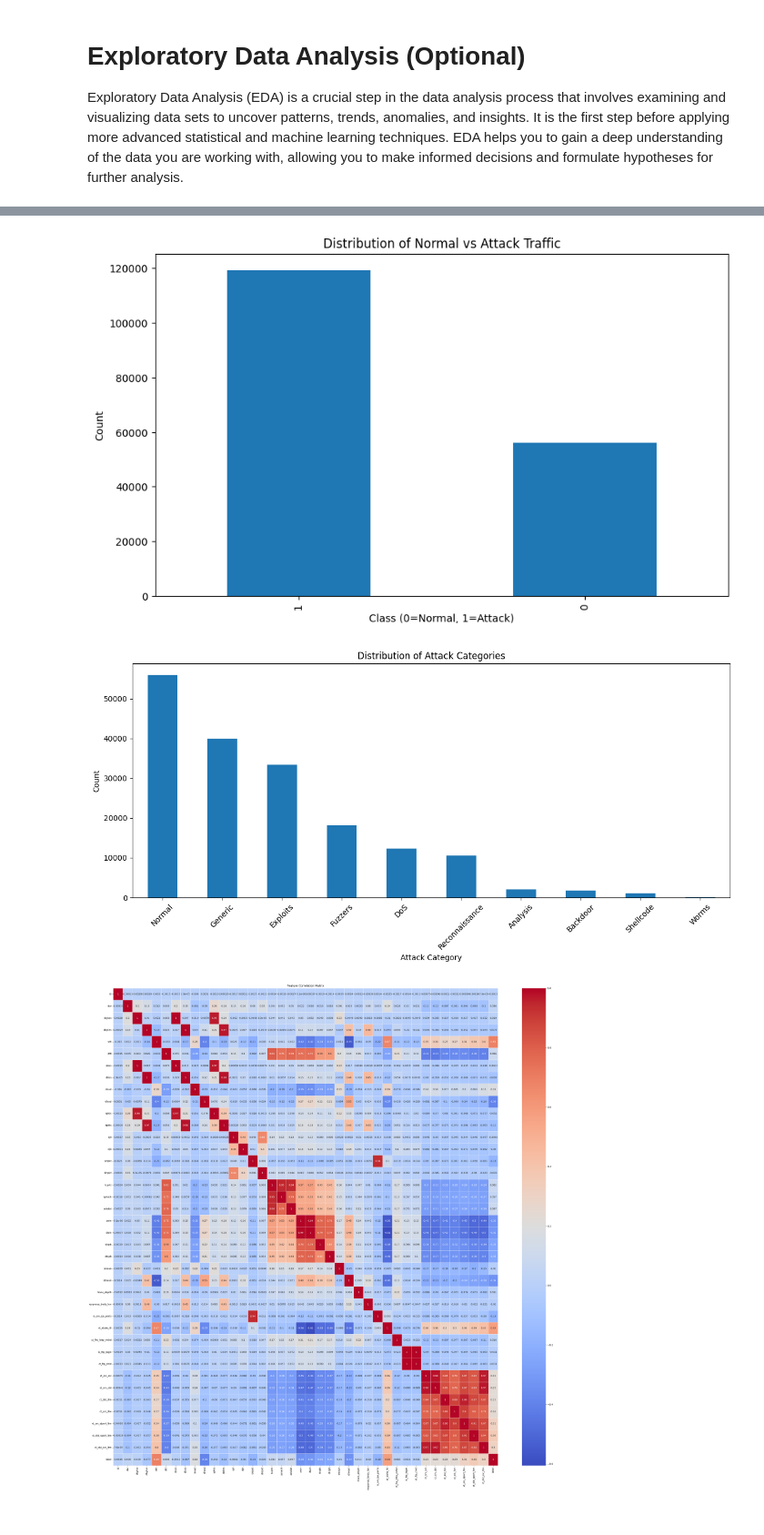
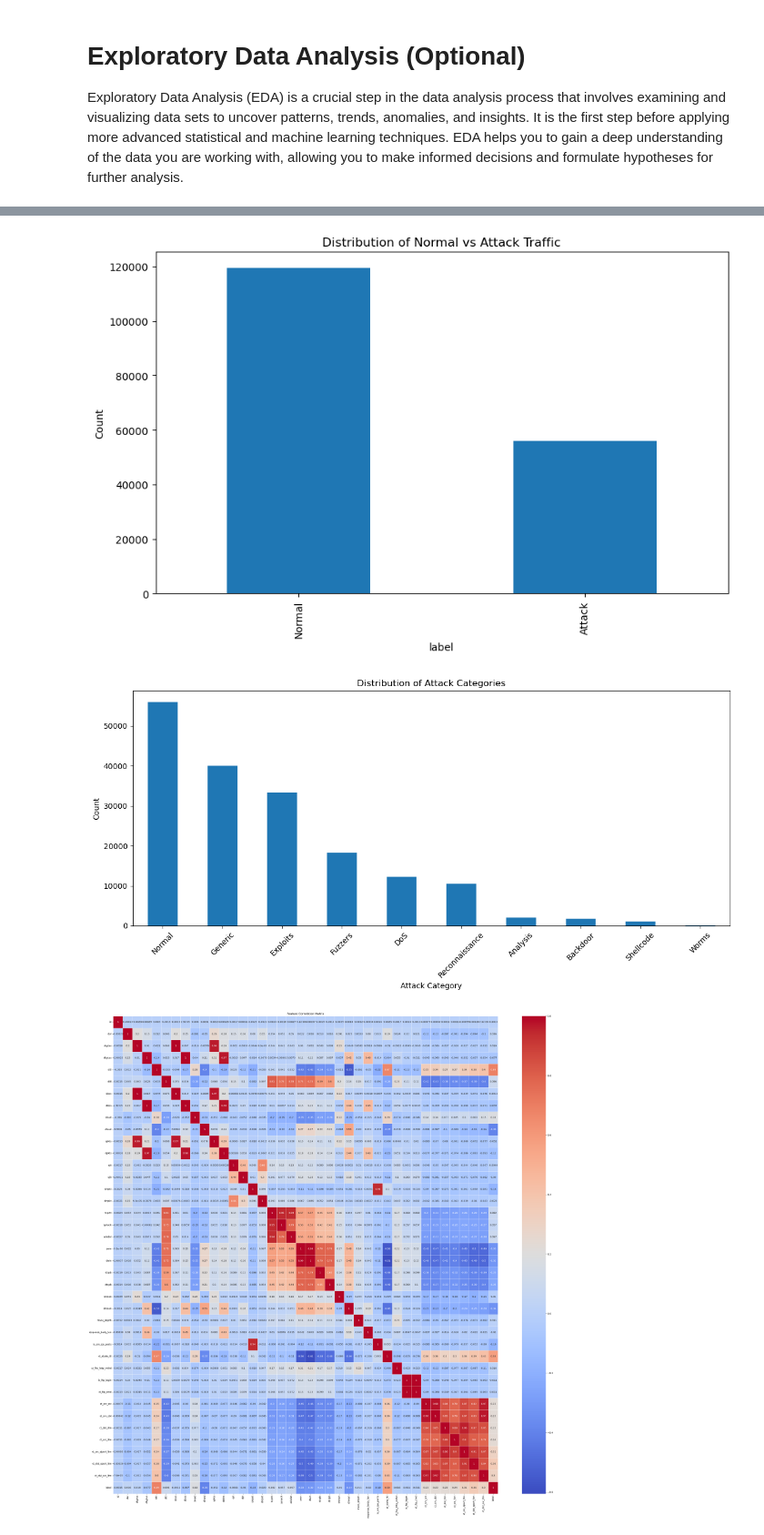
Before and after one commit to rizqikapratamaa/Tubes2_AI_atk_hlic, a Jupyter notebook: src/notebook.ipynb, the cells around one changed output, grey strips where cells are left out. Shown at 91% size. Saved outputs shown, nothing was run; the diff lists cells and outputs as text; code cells hidden in the pictures.

```diff
--- a/src/notebook.ipynb
+++ b/src/notebook.ipynb
@@ -120,22 +180,22 @@ dtype: int64
 # %%
-# 3. Feature distributions and class balance
+# 4. Feature distributions and class balance
 plt.figure(figsize=(10, 6))
 train_df['label'].value_counts().plot(kind='bar')
 plt.title('Distribution of Normal vs Attack Traffic')
-plt.xlabel('Class (0=Normal, 1=Attack)')
+plt.xticks(ticks=[0, 1], labels=['Normal', 'Attack'])
 plt.ylabel('Count')
 plt.show()
 
 # Attack category distribution
 plt.figure(figsize=(12, 6))
 train_df['attack_cat'].value_counts().plot(kind='bar')
 plt.title('Distribution of Attack Categories')
 plt.xlabel('Attack Category')
 plt.ylabel('Count')
 plt.xticks(rotation=45)
 plt.tight_layout()
 plt.show()
 # %% [output]
-[figure, old version]
+[figure, new version]
 [figure]
 # %%
```
Also changed, not shown: parts of 15 cells of this notebook.
